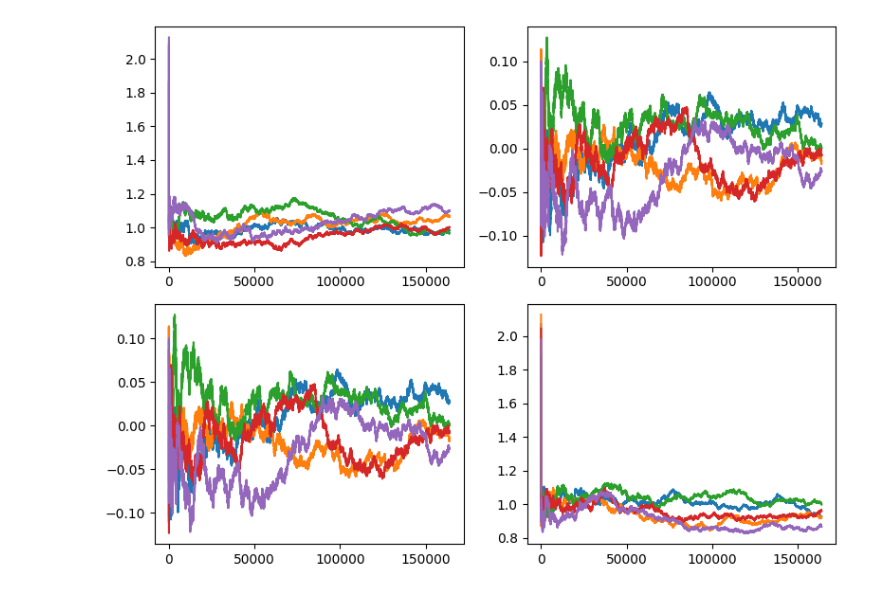
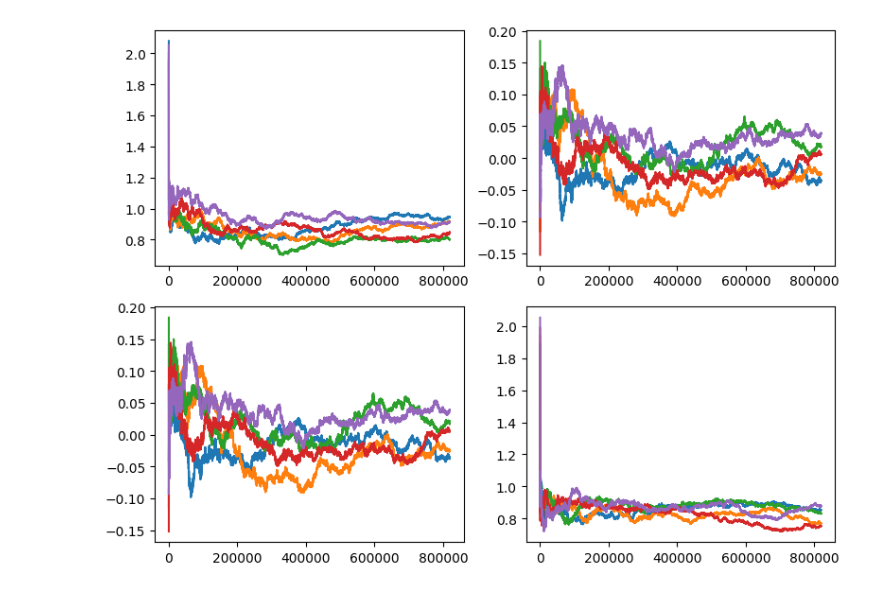
Before and after one commit to Tensorboy2/porousflow, a Jupyter notebook: dispersion.ipynb, the cells around one changed output. Cells and saved outputs as stored; diff of their text form; code cells hidden in the pictures.

Commit message:
update to dispersion step logic, and added array version of gnu parallel job for the dispersion run

```diff
--- a/dispersion.ipynb
+++ b/dispersion.ipynb
@@ -29,13 +44,28 @@ us[0] = LBM_solver(imgs[0],force_dir=0,tau=0.6,force_strength=1e-1,max_iteration
 # %%
 target_Pe = 50
 L = 128#0.25 * 128 * (0.1)
-Pe_range = np.linspace(1,200,Num_sim)
+Pe_range = np.array([0,10,50,100,500])
+alpha_range = Pe_range/L
 # dt = 1e-3
-dt = (0.5*np.sqrt(2))**2
-steps = 10*L**2#int(1e6)
+u_mean = np.mean(us[0,~media])
+u = us[0]/u_mean
+v = np.max(u)*alpha_range
+dt = np.zeros_like(v)
+
+# bx=np.max(ux)
+    # by=np.max(uy)
+    # a = 0.5
+    # dtx = ((-1+np.sqrt(1+2*a*bx))**2)/(2*bx**2)
+    # dty = ((-1+np.sqrt(1+2*a*bx))**2)/(2*by**2)
+a=0.2
+dt[1:] = (-1+np.sqrt(1+2*a*v[1:]))**2/(2*v[1:]**2)
+dt[0] = 0.5**2/2
+print(dt)
+steps = 50*L**2#int(1e6)
+print(steps)
 Ms = np.zeros((Num_sim,steps,2,2))
 for n in range(Num_sim):
     # if n ==5:
     D_m = 1#L/Pe_range[n]
-    _, Ms[n], _ = run_dispersion_sim_physical_test(solid=imgs[0], velocity=us[0], velocity_strength=Pe_range[n],steps=steps, num_particles=500, D=D_m,dt=dt)
+    _, Ms[n], _ = run_dispersion_sim_physical_test(solid=imgs[0], velocity=us[0], velocity_strength=alpha_range[n],steps=steps, num_particles=500, D=D_m,dt=dt[n])
     # _, Ms[n], _ = run_dispersion_sim_physical_test(solid=imgs[n], velocity=us[n],steps=steps, num_particles=200, dt=dt)
@@ -42,20 +81,20 @@ for n in range(Num_sim):
 # %%
 fig,ax = plt.subplots(2,2,figsize=(8,6))
-t_ = np.arange(Ms.shape[1])*dt
 for m in range(Num_sim):
     # if m == 5:
+    t_ = np.arange(Ms.shape[1])*dt[m]
     ax[0,0].plot(Ms[m,1:,0,0]/(2*t_[1:]))
     ax[0,1].plot(Ms[m,1:,0,1]/(2*t_[1:]))
     ax[1,0].plot(Ms[m,1:,1,0]/(2*t_[1:]))
     ax[1,1].plot(Ms[m,1:,1,1]/(2*t_[1:]))
 
-# for a in ax.flatten():
+# for i,a in enumerate(ax.flatten()):
     # a.axvline(t, color='r', linestyle='--', label=r'$t=L^2/D_m$')
     # a.axvline(tlong, color='g', linestyle='--', label=r'$10\cdot t$')
     # a.legend()
     # a.set_xscale('log')
     # a.set_yscale('log')
 plt.tight_layout()
 plt.show()
 # %% [output]
-[figure, old version]
+[figure, new version]
```
Also changed, not shown: parts of 6 cells of this notebook, 2 other files.
